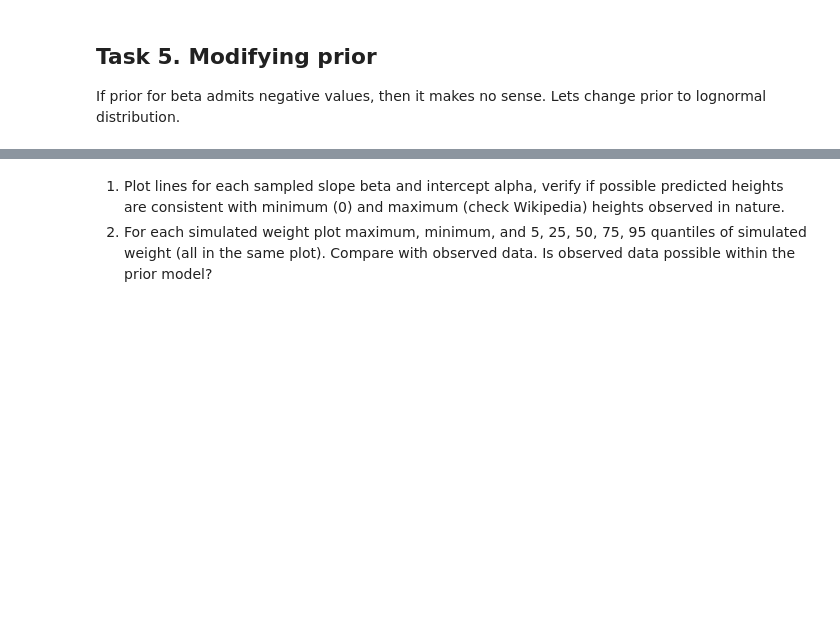
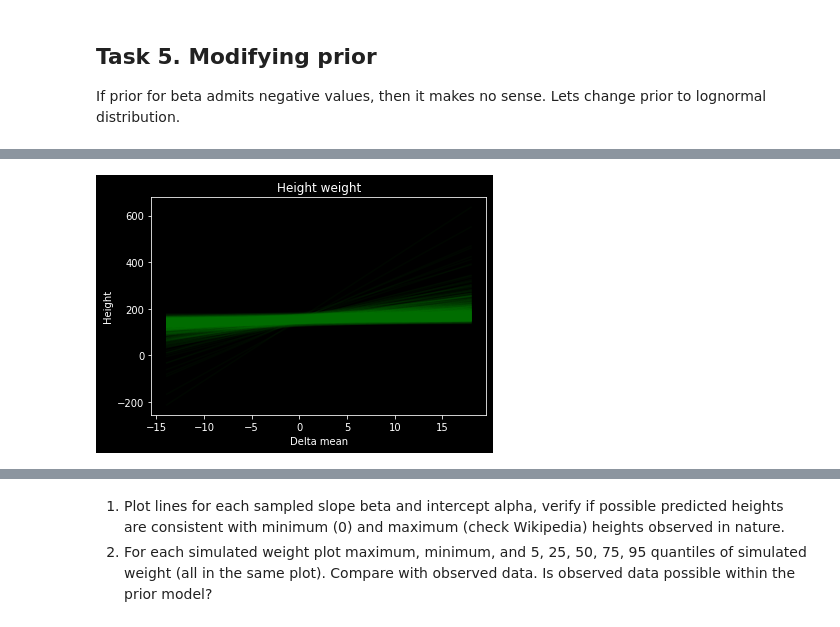
Before and after one commit to GorniQ/data_analytics, a Jupyter notebook: lab4/lab4.ipynb, the cells around one changed output, grey strips where cells are left out. Saved outputs shown, nothing was run; the diff lists cells and outputs as text; code cells hidden in the pictures; blank space fills up the shorter version.

```diff
--- a/lab4/lab4.ipynb
+++ b/lab4/lab4.ipynb
@@ -184,0 +294,11 @@ INFO:cmdstanpy:CmdStan done processing.
+# %%
+weight = np.linspace(d.c_weight.min(),d.c_weight.max(), R).reshape((R, 1))
+h_hat = weight * sim.draws_pd()['beta'].values + sim.draws_pd()['alpha'].values
+extended_domain = np.ones((1, R)) * weight
+plt.plot(extended_domain, h_hat, 'g', alpha=0.05)
+plt.title('Height weight')
+plt.xlabel('Delta mean')
+plt.ylabel('Height')
+plt.show()
+# %% [output]
+[figure, added]
```
Also changed, not shown: parts of 24 cells of this notebook, 35 other files.
